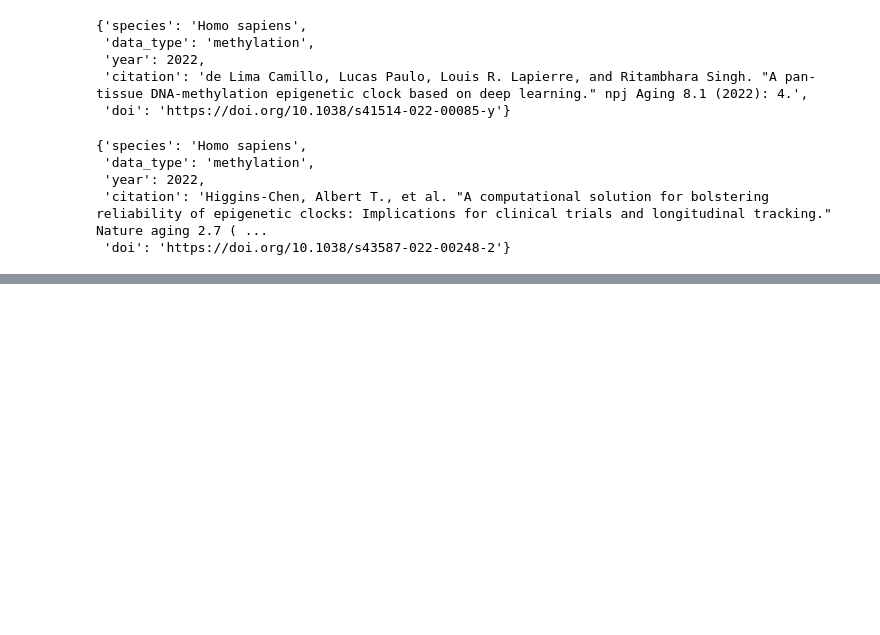
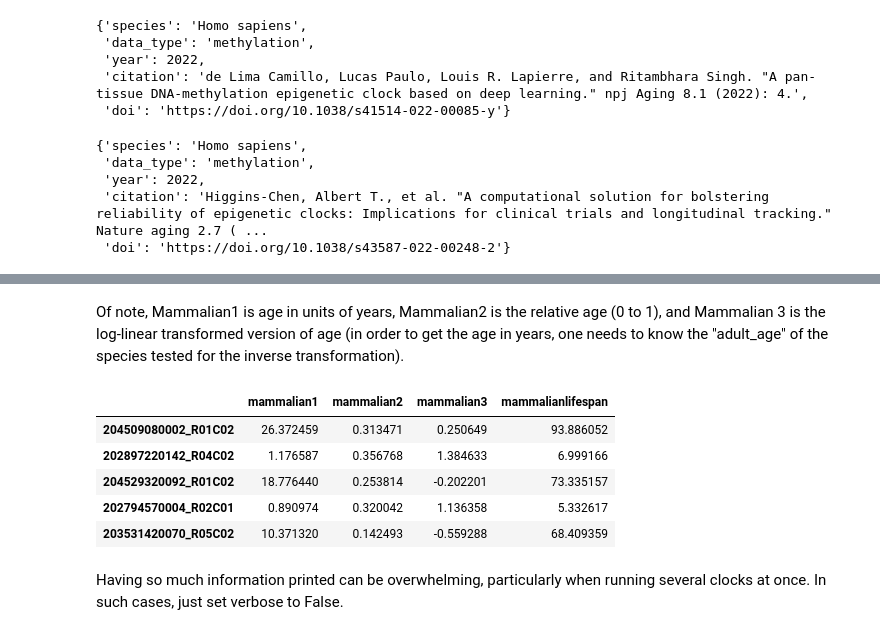
Before and after one commit to rsinghlab/pyaging, a Jupyter notebook: tutorials/tutorial_dnam.ipynb, the cells around one changed output, grey strips where cells are left out. Drawn from its saved outputs; the diff is of its cells as text; code cells hidden in the pictures; blank space fills up the shorter version.

```diff
--- a/tutorials/tutorial_dnam.ipynb
+++ b/tutorials/tutorial_dnam.ipynb
@@ -135,0 +185,2 @@ adata.uns['pcgrimage_metadata']
+# %%
+adata = pya.pp.df_to_adata(df, imputer_strategy='mean')
@@ -135,0 +210,2 @@ adata.uns['pcgrimage_metadata']
+# %%
+adata = pya.pred.predict_age(adata, ['Mammalian1', 'Mammalian2', 'Mammalian3', 'MammalianLifespan',])
@@ -135,0 +230,13 @@ adata.uns['pcgrimage_metadata']
+# %% [markdown]
+Of note, Mammalian1 is age in units of years, Mammalian2 is the relative age (0 to 1), and Mammalian 3 is the log-linear transformed version of age (in order to get the age in years, one needs to know the "adult_age" of the species tested for the inverse transformation).
+# %%
+adata.obs.head()
+# %% [output]
+|  | mammalian1 | mammalian2 | mammalian3 | mammalianlifespan |
+| 204509080002_R01C02 | 26.372459 | 0.313471 | 0.250649 | 93.886052 |
+| 202897220142_R04C02 | 1.176587 | 0.356768 | 1.384633 | 6.999166 |
+| 204529320092_R01C02 | 18.776440 | 0.253814 | -0.202201 | 73.335157 |
+| 202794570004_R02C01 | 0.890974 | 0.320042 | 1.136358 | 5.332617 |
+| 203531420070_R05C02 | 10.371320 | 0.142493 | -0.559288 | 68.409359 |
+# %% [markdown]
+Having so much information printed can be overwhelming, particularly when running several clocks at once. In such cases, just set verbose to False.
```
Also changed, not shown: parts of 29 cells of this notebook, 9 other files.
